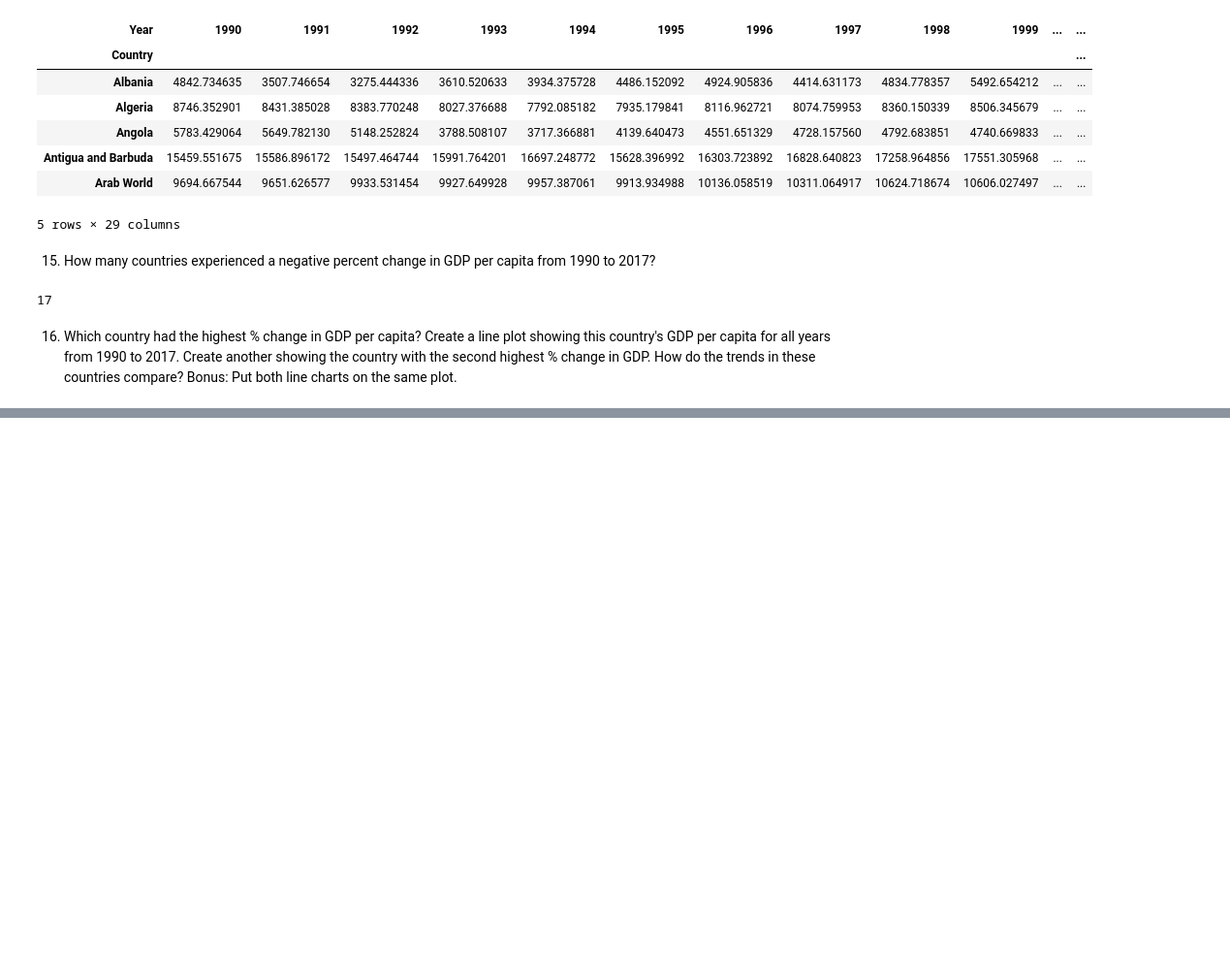
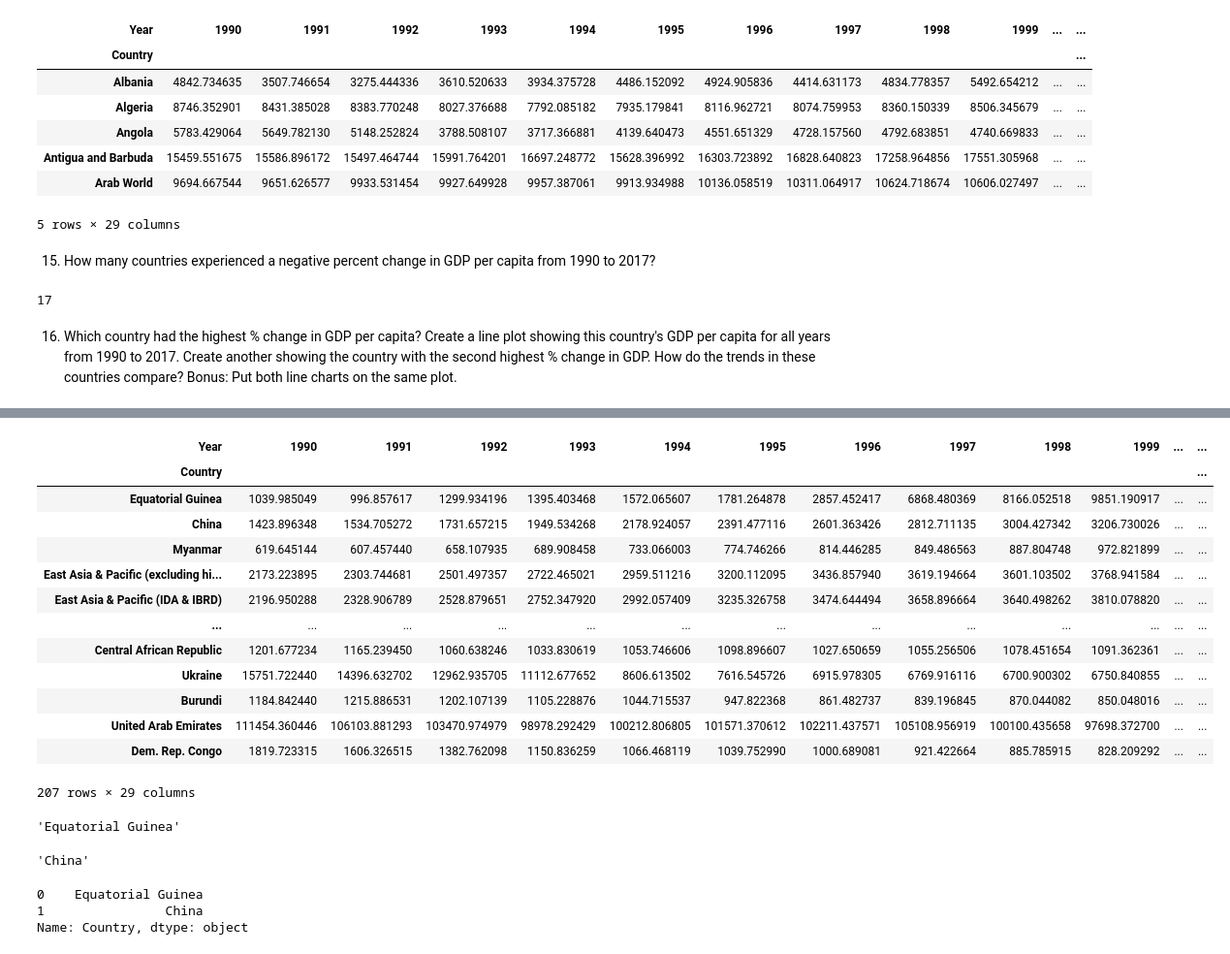
Before and after one commit to nss-data-science-cohort-6/un_data_question-essetetsahai, a Jupyter notebook: notebooks/UN_Data_Exploration.ipynb, the cells around one changed output, grey strips where cells are left out. Shown at 97% size. Drawn from its saved outputs; the diff is of its cells as text; code cells hidden in the pictures; blank space fills up the shorter version.

```diff
--- a/notebooks/UN_Data_Exploration.ipynb
+++ b/notebooks/UN_Data_Exploration.ipynb
@@ -266,0 +284,19 @@ neg_percent_chg.shape[0]
+# %%
+gdp_piv_sorted = gdp_pivoted.sort_values('Percent_Change', ascending = False)
+# %%
+gdp_piv_sorted
+# %% [output]
+| Year | 1990 | 1991 | 1992 | 1993 | 1994 | 1995 | 1996 | 1997 | 1998 | 1999 | ... | ... |
+| Country |  |  |  |  |  |  |  |  |  |  |  | ... |
+| Equatorial Guinea | 1039.985049 | 996.857617 | 1299.934196 | 1395.403468 | 1572.065607 | 1781.264878 | 2857.452417 | 6868.480369 | 8166.052518 | 9851.190917 | ... | ... |
+| China | 1423.896348 | 1534.705272 | 1731.657215 | 1949.534268 | 2178.924057 | 2391.477116 | 2601.363426 | 2812.711135 | 3004.427342 | 3206.730026 | ... | ... |
+| Myanmar | 619.645144 | 607.457440 | 658.107935 | 689.908458 | 733.066003 | 774.746266 | 814.446285 | 849.486563 | 887.804748 | 972.821899 | ... | ... |
+| East Asia & Pacific (excluding hi... | 2173.223895 | 2303.744681 | 2501.497357 | 2722.465021 | 2959.511216 | 3200.112095 | 3436.857940 | 3619.194664 | 3601.103502 | 3768.941584 | ... | ... |
+| East Asia & Pacific (IDA & IBRD) | 2196.950288 | 2328.906789 | 2528.879651 | 2752.347920 | 2992.057409 | 3235.326758 | 3474.644494 | 3658.896664 | 3640.498262 | 3810.078820 | ... | ... |
+| ... | ... | ... | ... | ... | ... | ... | ... | ... | ... | ... | ... | ... |
+| Central African Republic | 1201.677234 | 1165.239450 | 1060.638246 | 1033.830619 | 1053.746606 | 1098.896607 | 1027.650659 | 1055.256506 | 1078.451654 | 1091.362361 | ... | ... |
+| Ukraine | 15751.722440 | 14396.632702 | 12962.935705 | 11112.677652 | 8606.613502 | 7616.545726 | 6915.978305 | 6769.916116 | 6700.900302 | 6750.840855 | ... | ... |
+| Burundi | 1184.842440 | 1215.886531 | 1202.107139 | 1105.228876 | 1044.715537 | 947.822368 | 861.482737 | 839.196845 | 870.044082 | 850.048016 | ... | ... |
+| United Arab Emirates | 111454.360446 | 106103.881293 | 103470.974979 | 98978.292429 | 100212.806805 | 101571.370612 | 102211.437571 | 105108.956919 | 100100.435658 | 97698.372700 | ... | ... |
+| Dem. Rep. Congo | 1819.723315 | 1606.326515 | 1382.762098 | 1150.836259 | 1066.468119 | 1039.752990 | 1000.689081 | 921.422664 | 885.785915 | 828.209292 | ... | ... |
+207 rows × 29 columns
@@ -266,0 +305,17 @@ neg_percent_chg.shape[0]
+# %%
+highest_chg_country = gdp_piv_sorted_ind['Country'][0]
+highest_chg_country
+# %% [output]
+'Equatorial Guinea'
+# %%
+scd_highest_chg_country = gdp_piv_sorted_ind['Country'][1]
+scd_highest_chg_country
+# %% [output]
+'China'
+# %%
+test = gdp_piv_sorted_ind['Country'][0:2]
+test
+# %% [output]
+0    Equatorial Guinea
+1                China
+Name: Country, dtype: object
```
Also changed, not shown: parts of 10 cells of this notebook.
